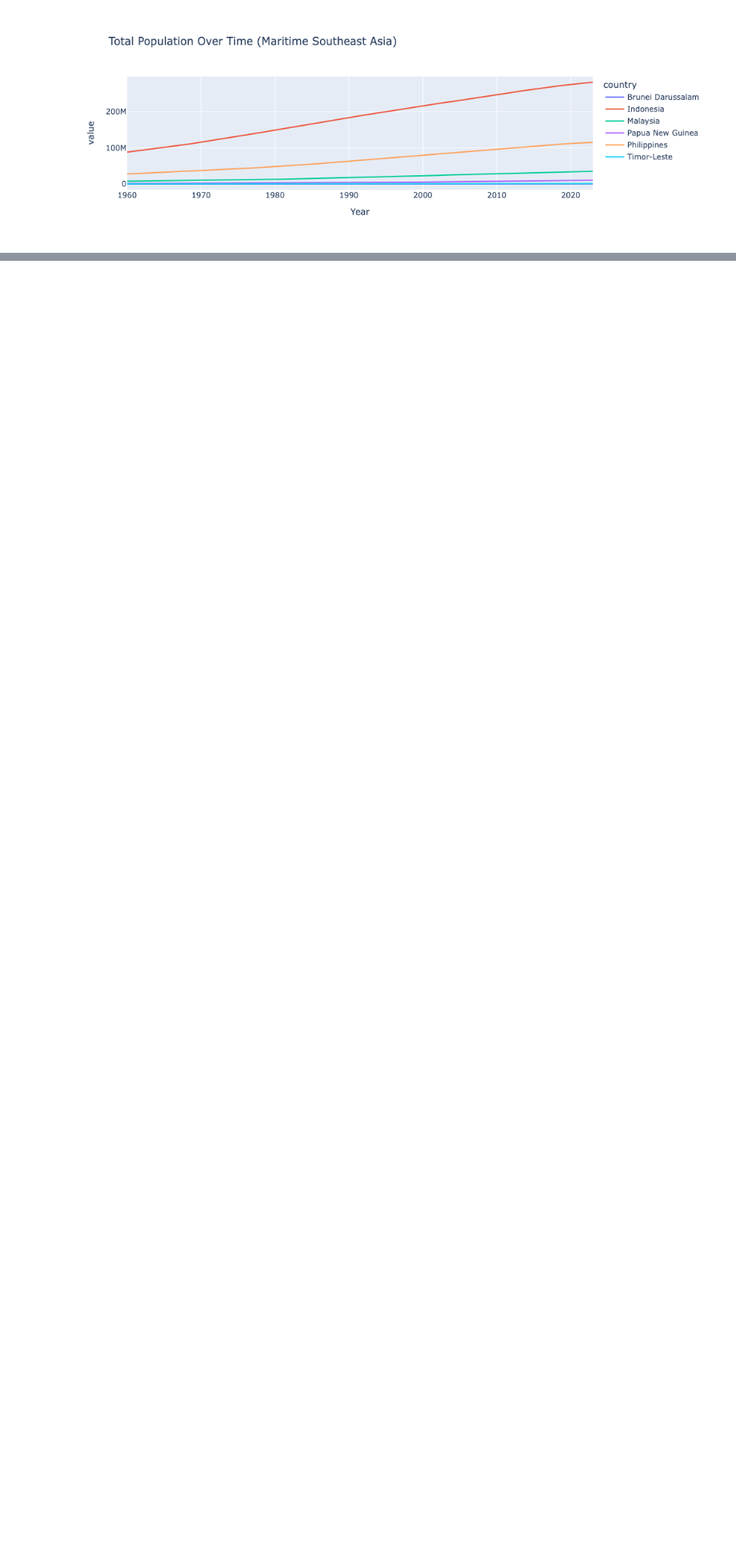
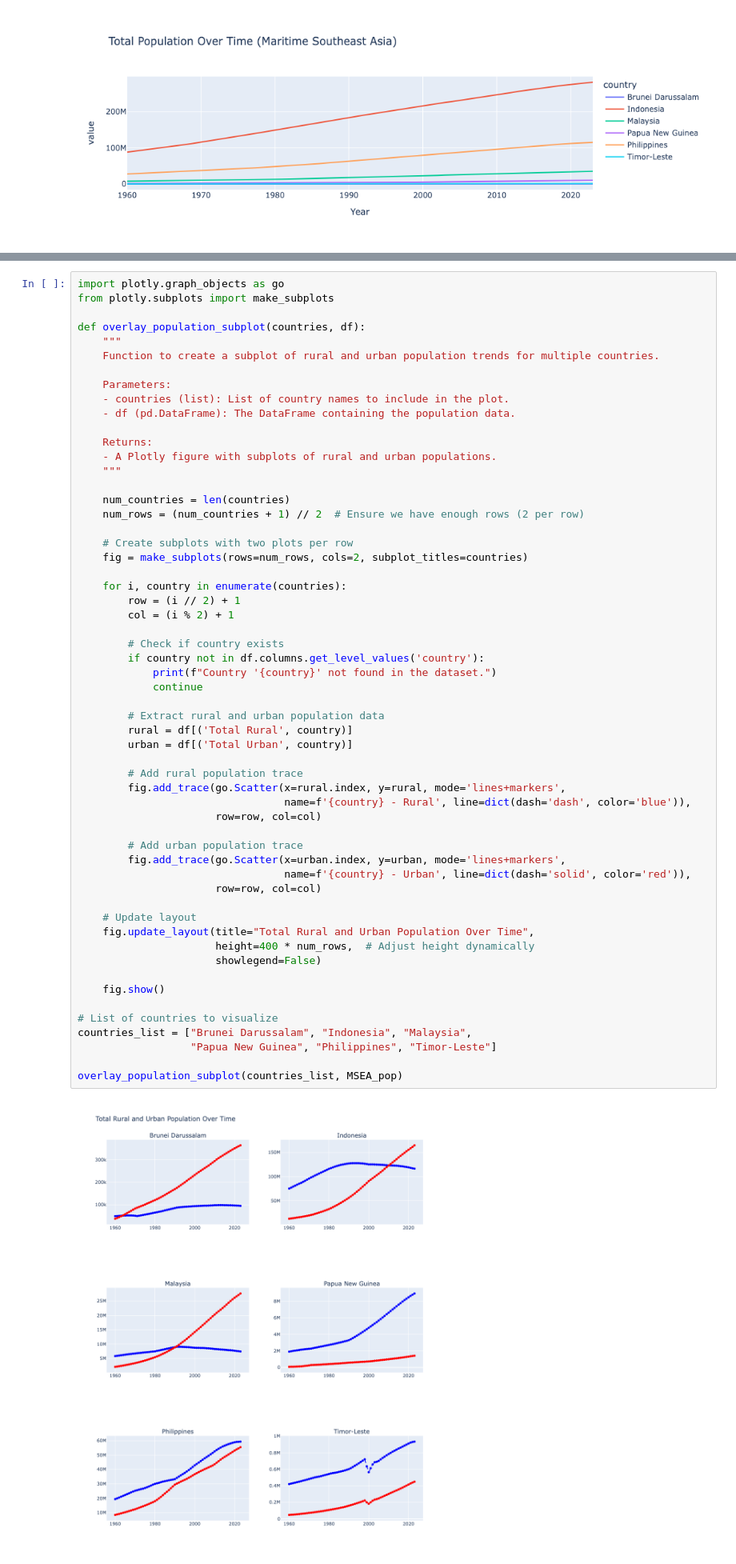
Before and after one commit to eitrager/eep153project, a Jupyter notebook: PopTemplate-MSEA.ipynb, the cells around one changed output, grey strips where cells are left out. Shown at 80% size. Drawn from its saved outputs; the diff is of its cells as text; blank space fills up the shorter version.

```diff
--- a/PopTemplate-MSEA.ipynb
+++ b/PopTemplate-MSEA.ipynb
@@ -300,3 +295,62 @@ overlay_population("Timor-Leste", MSEA_pop)
+# %%
+import plotly.graph_objects as go
+from plotly.subplots import make_subplots
+
+def overlay_population_subplot(countries, df):
+    """
+    Function to create a subplot of rural and urban population trends for multiple countries.
+
+    Parameters:
+    - countries (list): List of country names to include in the plot.
+    - df (pd.DataFrame): The DataFrame containing the population data.
+
+    Returns:
+    - A Plotly figure with subplots of rural and urban populations.
+    """
+
+    num_countries = len(countries)
+    num_rows = (num_countries + 1) // 2  # Ensure we have enough rows (2 per row)
+
+    # Create subplots with two plots per row
+    fig = make_subplots(rows=num_rows, cols=2, subplot_titles=countries)
+
+    for i, country in enumerate(countries):
+        row = (i // 2) + 1
+        col = (i % 2) + 1
+
+        # Check if country exists
+        if country not in df.columns.get_level_values('country'):
+            print(f"Country '{country}' not found in the dataset.")
+            continue
+
+        # Extract rural and urban population data
+        rural = df[('Total Rural', country)]
+        urban = df[('Total Urban', country)]
+
+        # Add rural population trace
+        fig.add_trace(go.Scatter(x=rural.index, y=rural, mode='lines+markers',
+                                 name=f'{country} - Rural', line=dict(dash='dash', color='blue')),
+                      row=row, col=col)
+
+        # Add urban population trace
+        fig.add_trace(go.Scatter(x=urban.index, y=urban, mode='lines+markers',
+                                 name=f'{country} - Urban', line=dict(dash='solid', color='red')),
+                      row=row, col=col)
+
+    # Update layout
+    fig.update_layout(title="Total Rural and Urban Population Over Time",
+                      height=400 * num_rows,  # Adjust height dynamically
+                      showlegend=False)
+
+    fig.show()
+
+# List of countries to visualize
+countries_list = ["Brunei Darussalam", "Indonesia", "Malaysia",
+                  "Papua New Guinea", "Philippines", "Timor-Leste"]
+
+overlay_population_subplot(countries_list, MSEA_pop)
+# %% [output]
+[figure, added]
 # %%
 # Produce total rural versus urban populations over time for region as a whole
 import plotly.graph_objects as go
```
Also changed, not shown: parts of 33 cells of this notebook, 3 other files.
